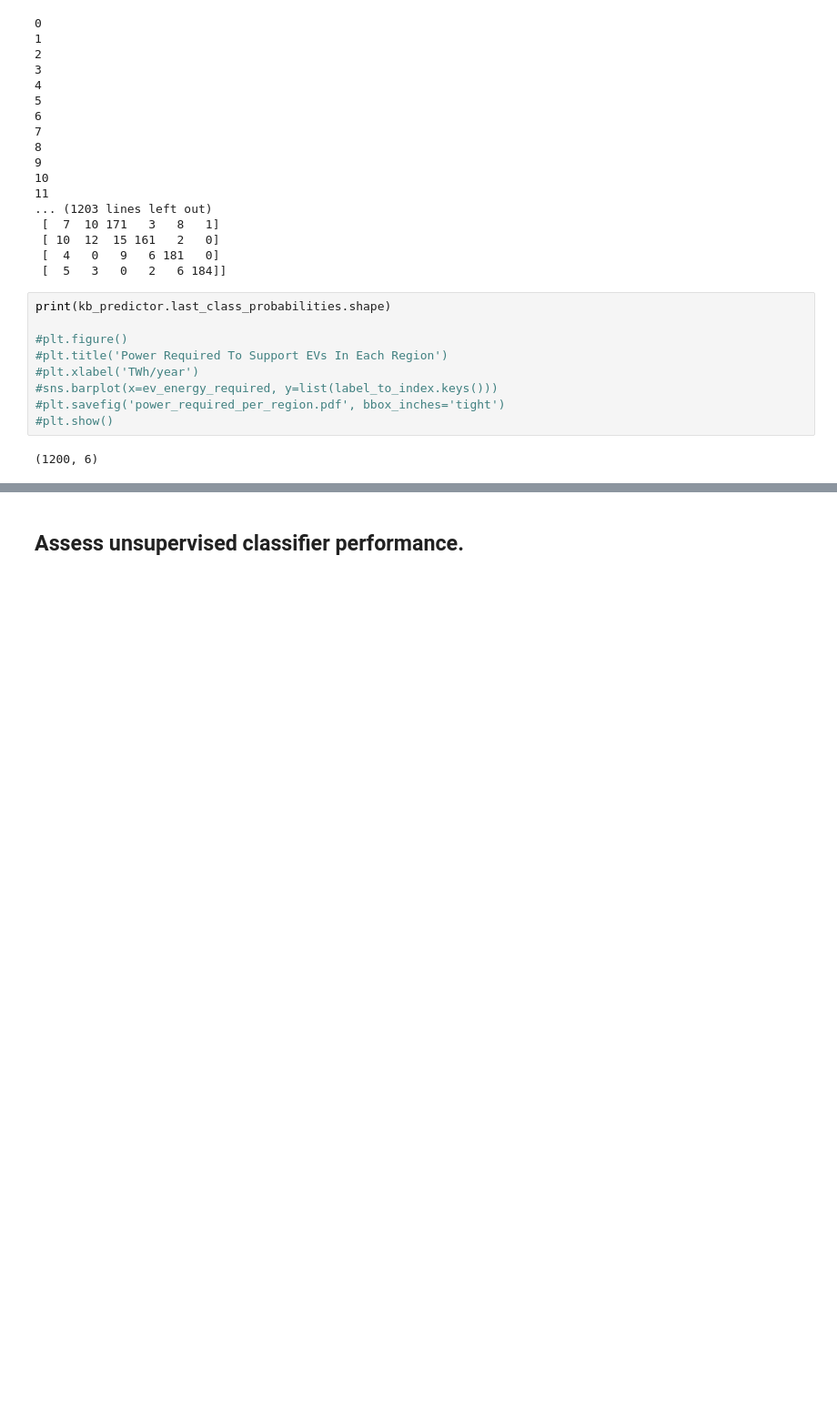
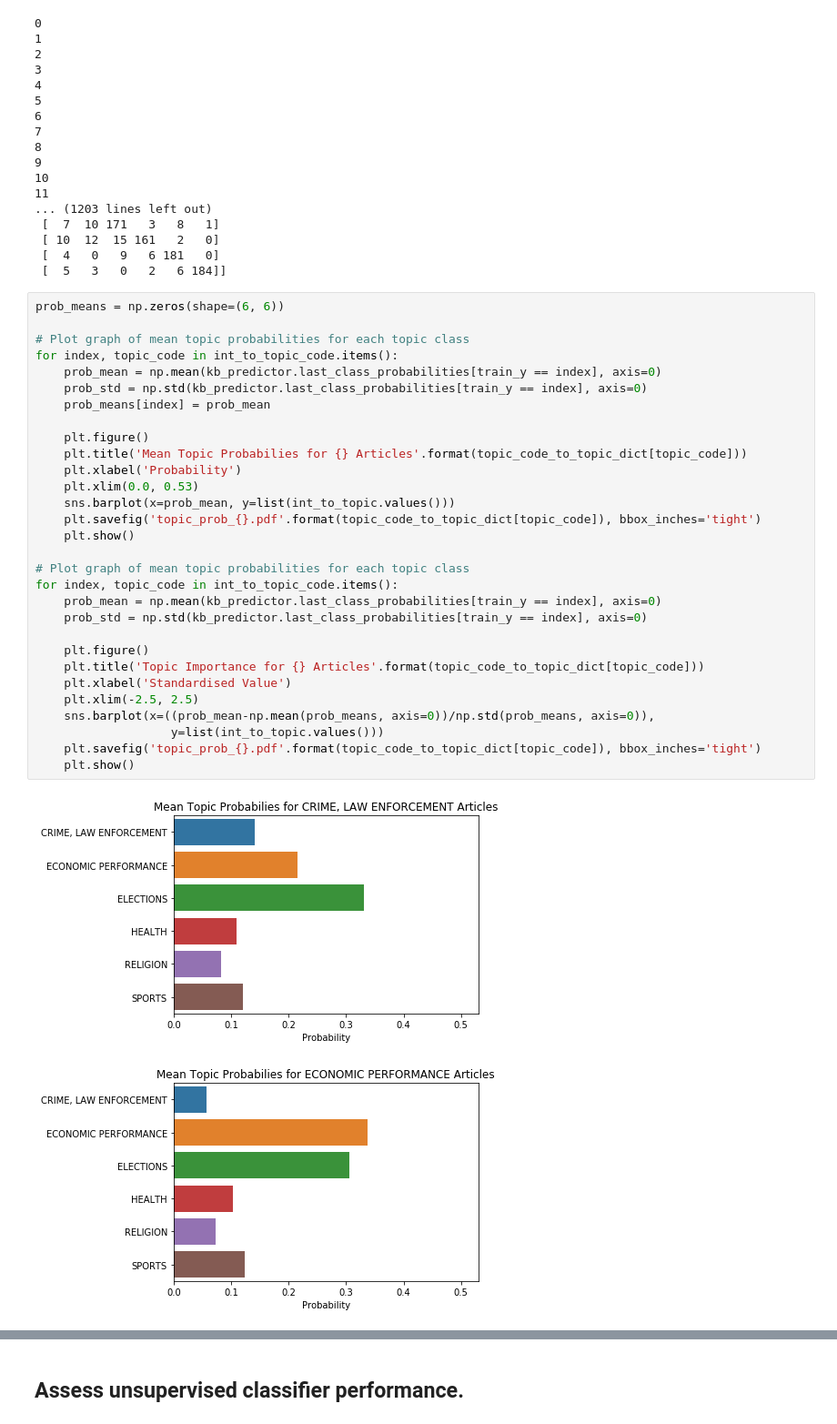
Before and after one commit to dscook/topic-classification-with-kbs, a Jupyter notebook: news-classification/unsupervised.ipynb, the cells around one changed output, grey strips where cells are left out. Shown at 91% size. Cells and saved outputs as stored; diff of their text form; blank space fills up the shorter version.

Commit message:
Added graphs of classification!

```diff
--- a/news-classification/unsupervised.ipynb
+++ b/news-classification/unsupervised.ipynb
@@ -110,14 +111,36 @@ print(confusion_matrix)
  [ 10  12  15 161   2   0]
  [  4   0   9   6 181   0]
  [  5   3   0   2   6 184]]
-# %%
-print(kb_predictor.last_class_probabilities.shape)
-
-#plt.figure()
-#plt.title('Power Required To Support EVs In Each Region')
-#plt.xlabel('TWh/year')
-#sns.barplot(x=ev_energy_required, y=list(label_to_index.keys()))
-#plt.savefig('power_required_per_region.pdf', bbox_inches='tight')
-#plt.show()
-# %% [output]
-(1200, 6)
+# %%
+prob_means = np.zeros(shape=(6, 6))
+
+# Plot graph of mean topic probabilities for each topic class
+for index, topic_code in int_to_topic_code.items():
+    prob_mean = np.mean(kb_predictor.last_class_probabilities[train_y == index], axis=0)
+    prob_std = np.std(kb_predictor.last_class_probabilities[train_y == index], axis=0)
+    prob_means[index] = prob_mean
+
+    plt.figure()
+    plt.title('Mean Topic Probabilies for {} Articles'.format(topic_code_to_topic_dict[topic_code]))
+    plt.xlabel('Probability')
+    plt.xlim(0.0, 0.53)
+    sns.barplot(x=prob_mean, y=list(int_to_topic.values()))
+    plt.savefig('topic_prob_{}.pdf'.format(topic_code_to_topic_dict[topic_code]), bbox_inches='tight')
+    plt.show()
+
+# Plot graph of mean topic probabilities for each topic class
+for index, topic_code in int_to_topic_code.items():
+    prob_mean = np.mean(kb_predictor.last_class_probabilities[train_y == index], axis=0)
+    prob_std = np.std(kb_predictor.last_class_probabilities[train_y == index], axis=0)
+
+    plt.figure()
+    plt.title('Topic Importance for {} Articles'.format(topic_code_to_topic_dict[topic_code]))
+    plt.xlabel('Standardised Value')
+    plt.xlim(-2.5, 2.5)
+    sns.barplot(x=((prob_mean-np.mean(prob_means, axis=0))/np.std(prob_means, axis=0)),
+                   y=list(int_to_topic.values()))
+    plt.savefig('topic_prob_{}.pdf'.format(topic_code_to_topic_dict[topic_code]), bbox_inches='tight')
+    plt.show()
+# %% [output]
+[figure, added]
+[figure, added]
```
Also changed, not shown: parts of 3 cells of this notebook, 1 other file.
